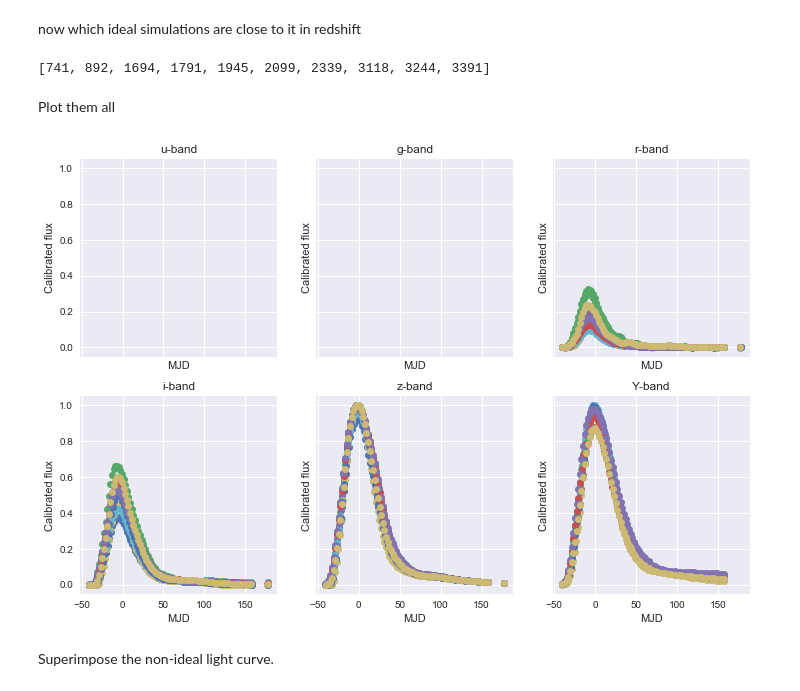
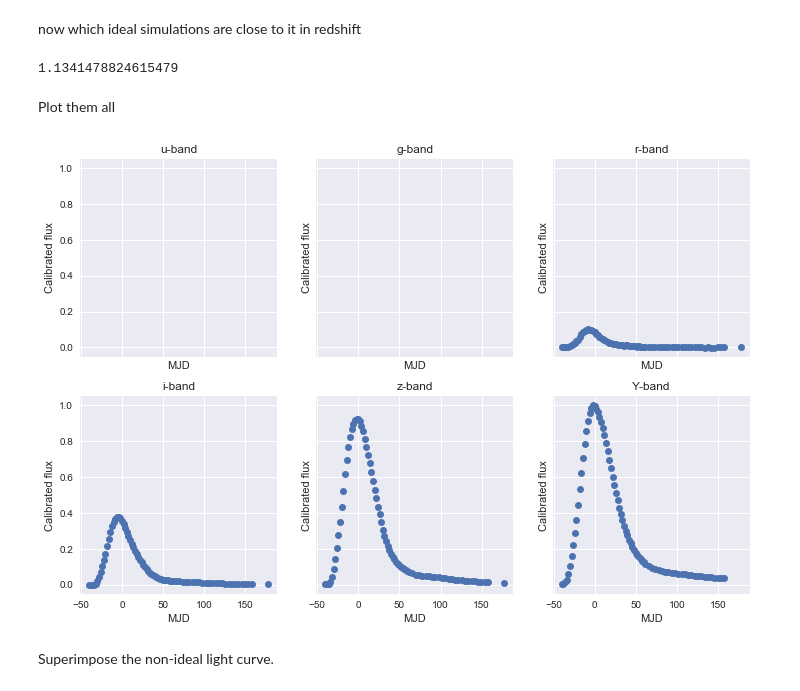
Before and after one commit to emilleishida/PLAsTiCC_Validation, a Jupyter notebook: pkl/MODEL01/PLAsTiCC_validation_MODEL01.ipynb, the cells around one changed output. Saved outputs shown, nothing was run; the diff lists cells and outputs as text; code cells hidden in the pictures.

```diff
--- a/pkl/MODEL01/PLAsTiCC_validation_MODEL01.ipynb
+++ b/pkl/MODEL01/PLAsTiCC_validation_MODEL01.ipynb
@@ -320,16 +320,17 @@ now which ideal simulations are close to it in redshift
 # %%
 neighbors = [i for i in range(y1.shape[0]) if abs(X1.z[y1.index[i]] - z1618) <= 0.001]
 neighbors[:10]
+X1.z[y1.index[741]]
 # %% [output]
-[741, 892, 1694, 1791, 1945, 2099, 2339, 3118, 3244, 3391]
+1.1341478824615479
 # %% [markdown]
 Plot them all
 # %%
 fig, axes = plt.subplots(2, 3, sharex=True, sharey=True, figsize=(12, 8))
-for i in neighbors:
+for i in neighbors[:1]:
     plot_lightcurves(i, X1)
 # %% [output]
-[figure, old version]
+[figure, new version]
 # %% [markdown]
 Superimpose the non-ideal light curve.
 # %%
```
Also changed, not shown: parts of 27 cells of this notebook.
